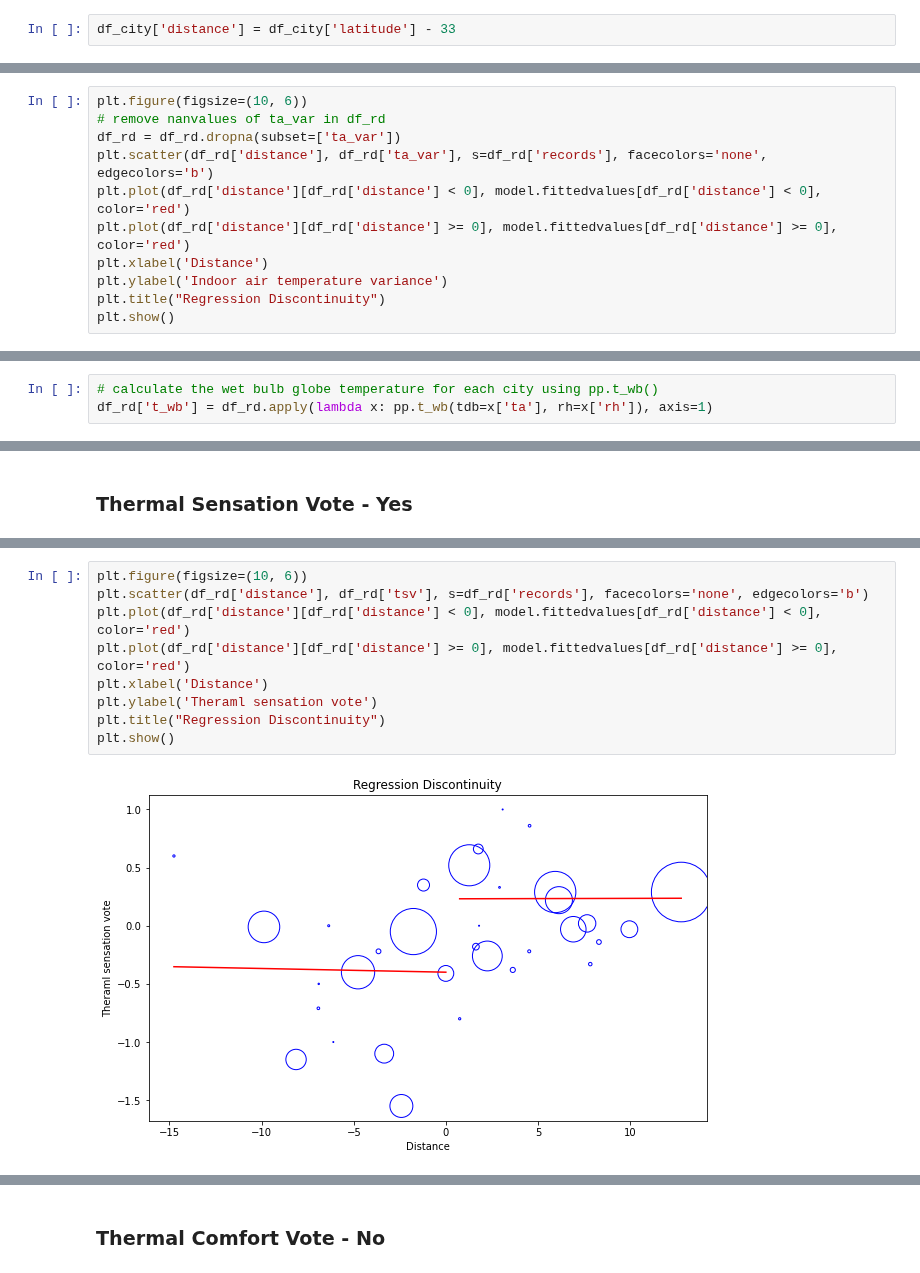
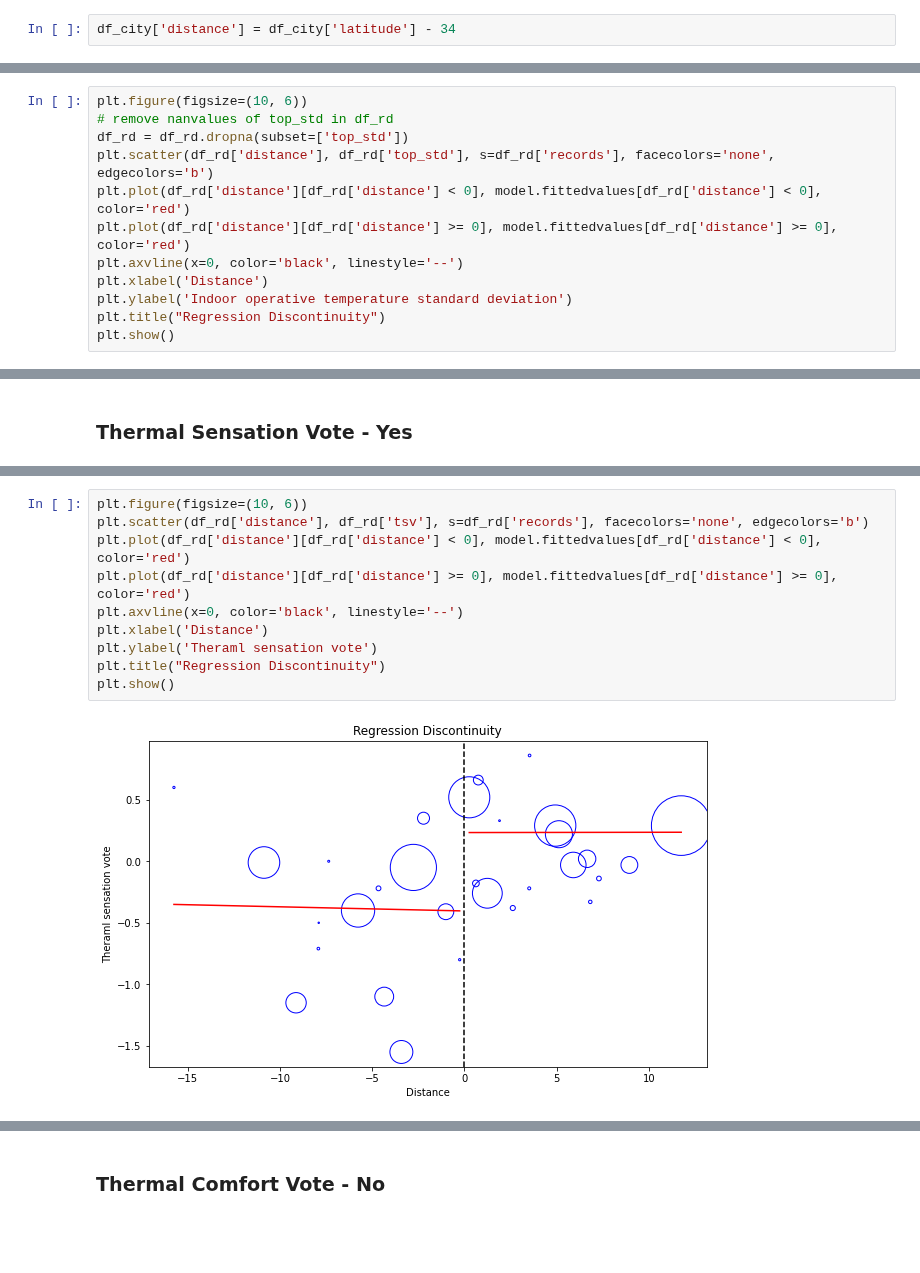
Before and after one commit to ruijis/RD_comfort, a Jupyter notebook: RD.ipynb, the cells around one changed output, grey strips where cells are left out. Drawn from its saved outputs; the diff is of its cells as text; blank space fills up the shorter version.

```diff
--- a/RD.ipynb
+++ b/RD.ipynb
@@ -41,7 +42,7 @@ df_city
 # %% [markdown]
 Calcualte the distance of each city to Huai River (33˚N)
 # %%
-df_city['distance'] = df_city['latitude'] - 33
+df_city['distance'] = df_city['latitude'] - 34
 # %% [markdown]
 ## Sharp Threshold Assumption
 All cities have disctrict heating systems if the distance is >= 0</br>
@@ -97,0 +103,12 @@ pvalue is:  0.025
+# %%
+plt.figure(figsize=(10, 6))
+# remove nanvalues of top_std in df_rd
+df_rd = df_rd.dropna(subset=['top_std'])
+plt.scatter(df_rd['distance'], df_rd['top_std'], s=df_rd['records'], facecolors='none', edgecolors='b')
+plt.plot(df_rd['distance'][df_rd['distance'] < 0], model.fittedvalues[df_rd['distance'] < 0], color='red')
+plt.plot(df_rd['distance'][df_rd['distance'] >= 0], model.fittedvalues[df_rd['distance'] >= 0], color='red')
+plt.axvline(x=0, color='black', linestyle='--')
+plt.xlabel('Distance')
+plt.ylabel('Indoor operative temperature standard deviation')
+plt.title("Regression Discontinuity")
+plt.show()
@@ -150,11 +194,0 @@ pvalue is:  0.000
-# %%
-plt.figure(figsize=(10, 6))
-# remove nanvalues of ta_var in df_rd
-df_rd = df_rd.dropna(subset=['ta_var'])
-plt.scatter(df_rd['distance'], df_rd['ta_var'], s=df_rd['records'], facecolors='none', edgecolors='b')
-plt.plot(df_rd['distance'][df_rd['distance'] < 0], model.fittedvalues[df_rd['distance'] < 0], color='red')
-plt.plot(df_rd['distance'][df_rd['distance'] >= 0], model.fittedvalues[df_rd['distance'] >= 0], color='red')
-plt.xlabel('Distance')
-plt.ylabel('Indoor air temperature variance')
-plt.title("Regression Discontinuity")
-plt.show()
@@ -191,3 +194,0 @@ plt.show()
-# %%
-# calculate the wet bulb globe temperature for each city using pp.t_wb()
-df_rd['t_wb'] = df_rd.apply(lambda x: pp.t_wb(tdb=x['ta'], rh=x['rh']), axis=1)
@@ -292,12 +338,13 @@ pvalue is:  0.016
 # %%
 plt.figure(figsize=(10, 6))
 plt.scatter(df_rd['distance'], df_rd['tsv'], s=df_rd['records'], facecolors='none', edgecolors='b')
 plt.plot(df_rd['distance'][df_rd['distance'] < 0], model.fittedvalues[df_rd['distance'] < 0], color='red')
 plt.plot(df_rd['distance'][df_rd['distance'] >= 0], model.fittedvalues[df_rd['distance'] >= 0], color='red')
+plt.axvline(x=0, color='black', linestyle='--')
 plt.xlabel('Distance')
 plt.ylabel('Theraml sensation vote')
 plt.title("Regression Discontinuity")
 plt.show()
 # %% [output]
-[figure, old version]
+[figure, new version]
 # %% [markdown]
```
Also changed, not shown: parts of 52 cells of this notebook, 2 other files.
